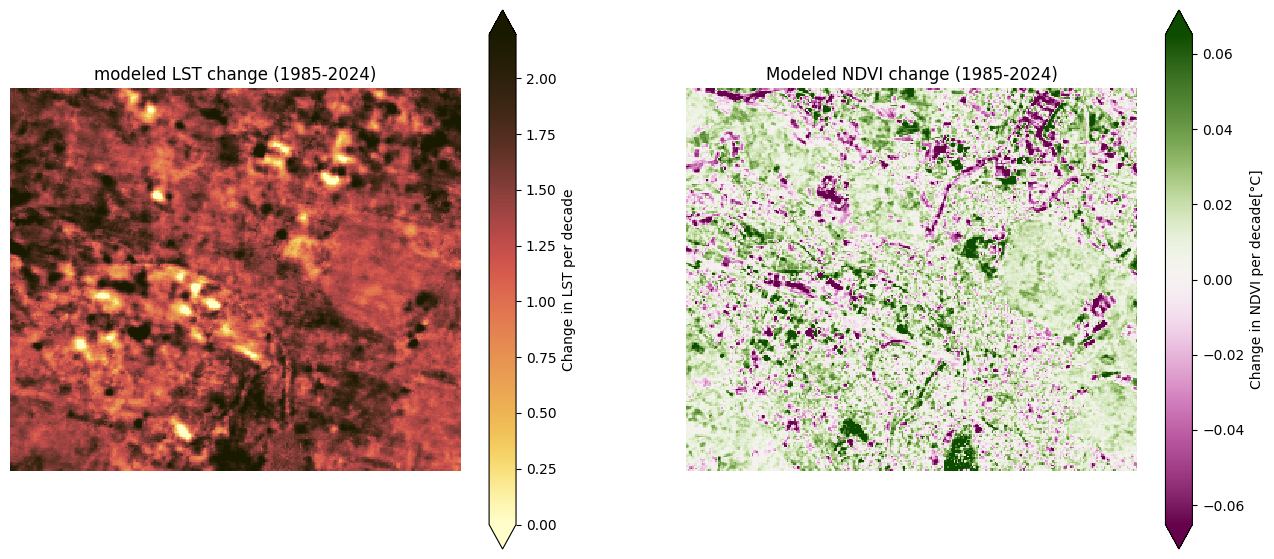
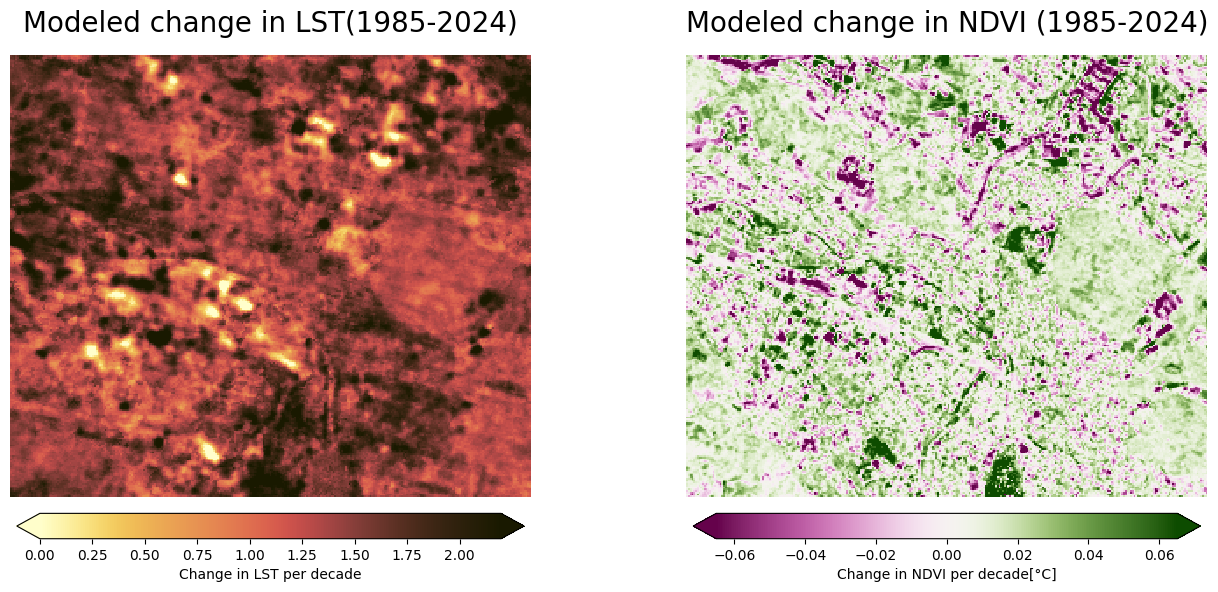
Code edit (unified diff) that turned the first committed figure into the second:
--- before
+++ after
@@ -18,7 +18,7 @@
                  vmax = LST_slope_boundry, 
                  cmap = cmc.lajolla_r,
-                 cbar_kwargs = {"label" : "Change in LST per decade"})
+                 cbar_kwargs = {"label" : "Change in LST per decade", "shrink" : 0.9, "pad": 0.03, "location" : "bottom"})
 ax[0].set_axis_off()
-ax[0].set_title("modeled LST change (1985-2024)")
+ax[0].set_title("Modeled change in LST(1985-2024)", fontsize = 20)
 ax[0].set_aspect('equal')
 
@@ -31,6 +31,6 @@
                   vmax = NDVI__slope_boundry, 
                   cmap = cmc.bam, 
-                  cbar_kwargs = {"label" : "Change in NDVI per decade[°C]"})
+                  cbar_kwargs = {"label" : "Change in NDVI per decade[°C]", "shrink" : 0.9, "pad": 0.03, "location" : "bottom"})
 ax[1].set_axis_off()
-ax[1].set_title("Modeled NDVI change (1985-2024)")
+ax[1].set_title("Modeled change in NDVI (1985-2024)", fontsize = 20)
 ax[1].set_aspect('equal')

Commit: formatted plots